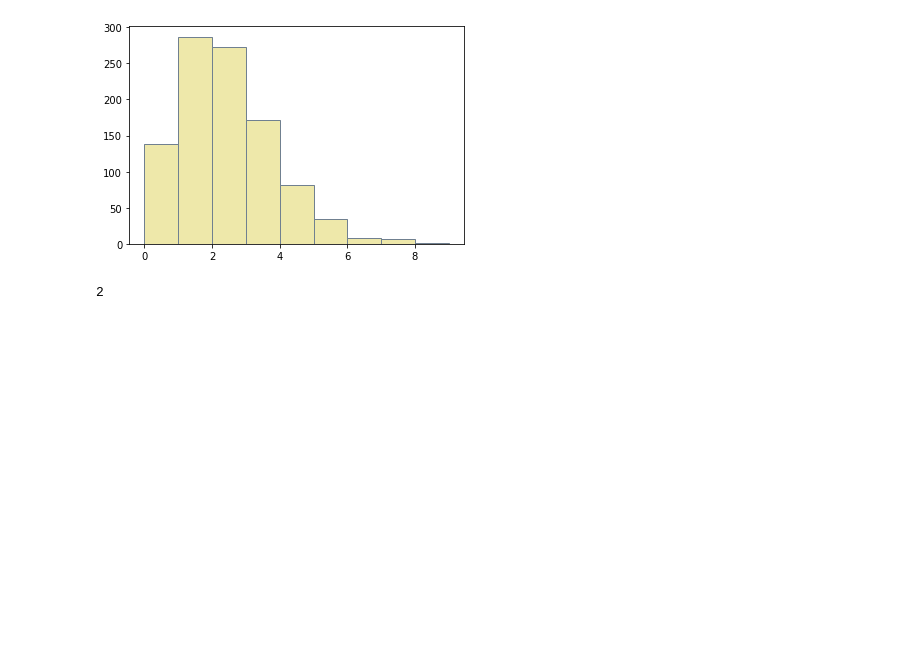
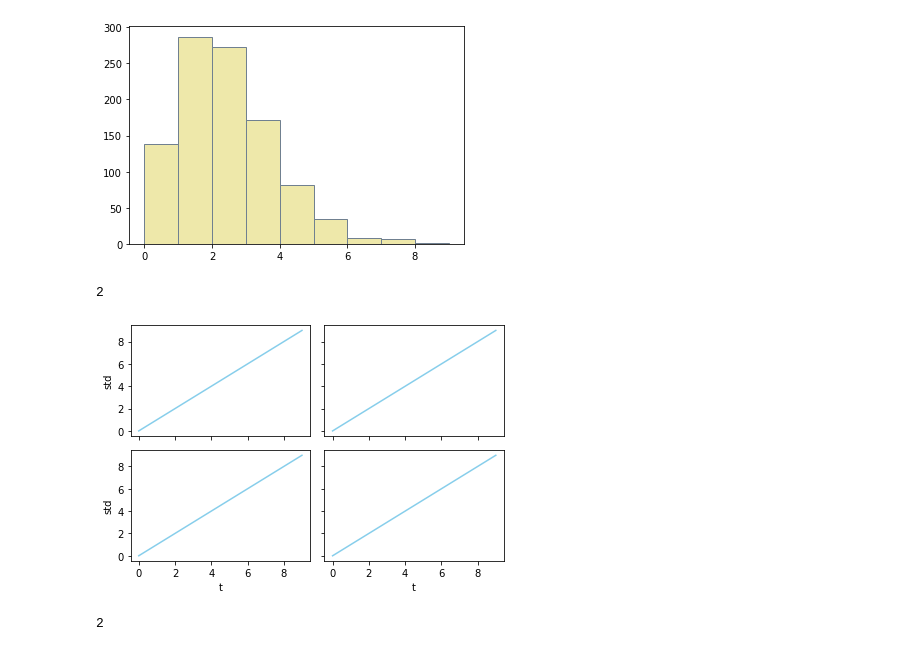
Before and after one commit to RomanOort/BScThesis, a Jupyter notebook: Networks.ipynb, the cells around one changed output. Drawn from its saved outputs; the diff is of its cells as text; code cells hidden in the pictures; blank space fills up the shorter version.

```diff
--- a/Networks.ipynb
+++ b/Networks.ipynb
@@ -1565,0 +1714,23 @@ import cupyx.scipy.sparse
+# %%
+def test_plot_return(ax, mulitplier):
+    ax.plot([i for i in range(10)], [i for i in range(10)], color="skyblue",label="test")
+    ax.set(xlabel="t", ylabel="std")
+    return ax
+
+fig, axs = plt.subplots(2,2)
+counter=1
+for i in range(2):
+    for j in range(2):
+        axs[i, j] = test_plot_return(axs[i, j], counter)
+        counter+=1
+
+for ax in fig.get_axes():
+    ax.label_outer()
+fig.tight_layout()
+plt.show()
+
+test = (1, 2, 3)
+print(test[1])
+# %% [output]
+[figure, added]
+2
```
Also changed, not shown: parts of 4 cells of this notebook.
